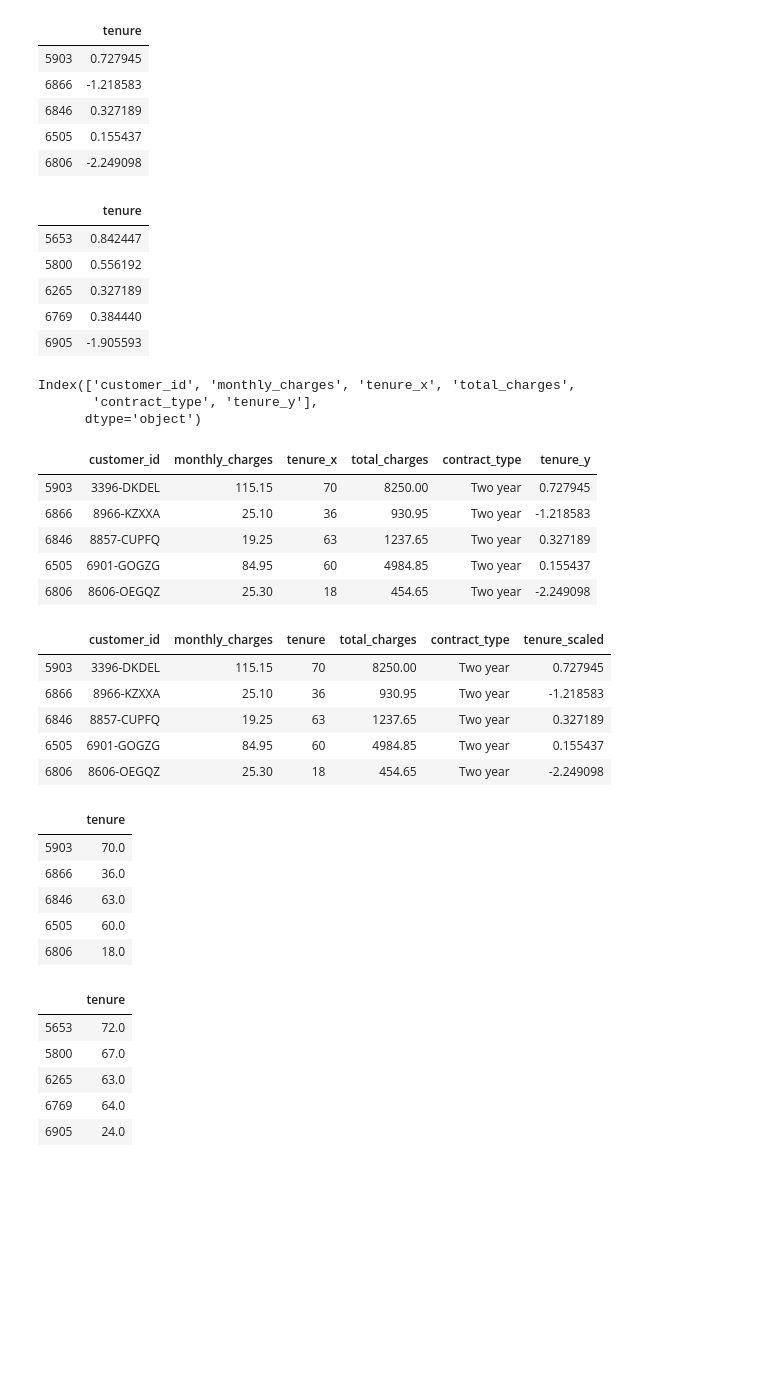
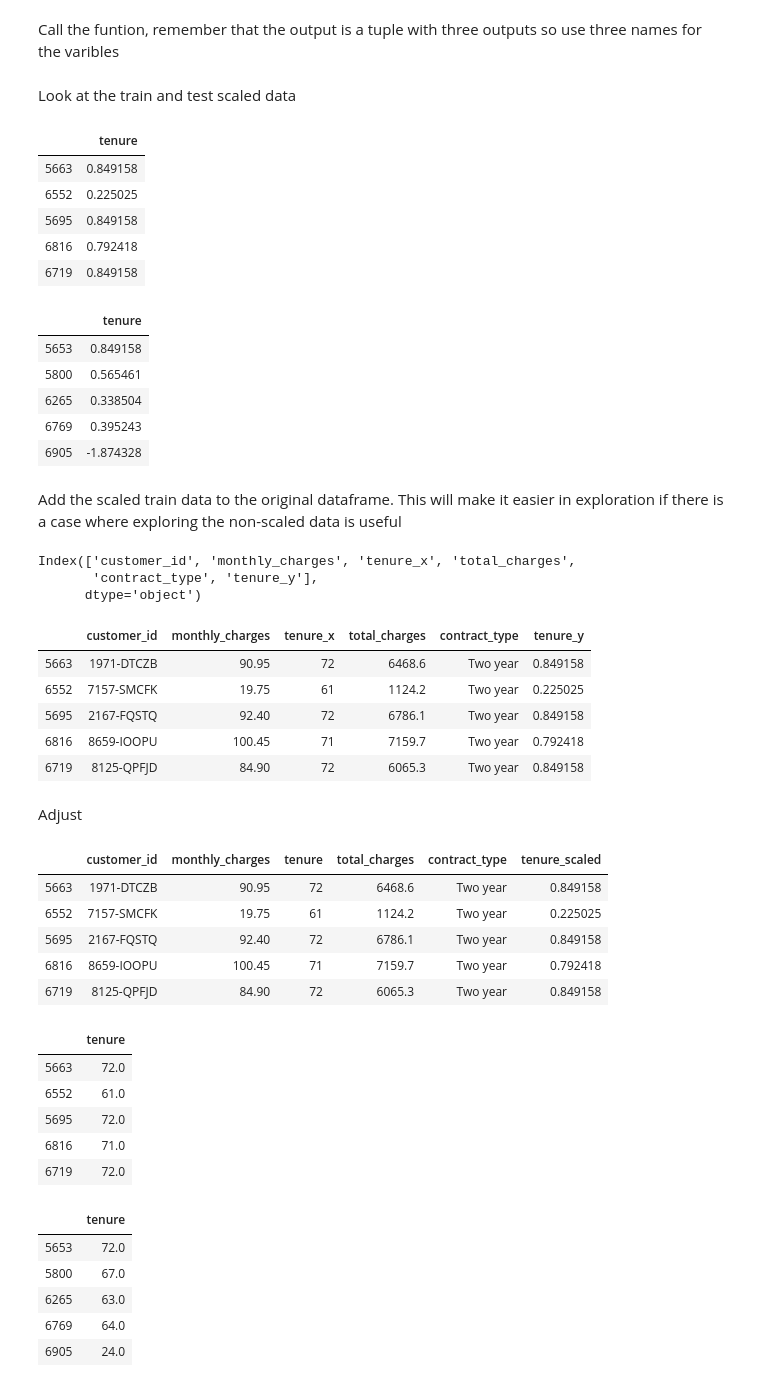
Before and after one commit to JadaShipp/ds-methodologies-exercises, a Jupyter notebook: regression/split_scale_scratch_pad.ipynb, the cells around one changed output. Cells and saved outputs as stored; diff of their text form; code cells hidden in the pictures; blank space fills up the shorter version.

```diff
--- a/regression/split_scale_scratch_pad.ipynb
+++ b/regression/split_scale_scratch_pad.ipynb
@@ -12,4 +35,4 @@ df = wrangle_telco()
 # %%
-def split_my_data(df, train_pct=0.70, seed=123):
+def split_data(df, train_pct=0.75, seed=123):
     train, test = train_test_split(df, train_size=train_pct, random_state=seed)
     return train, test
@@ -16,2 +41,2 @@ def split_my_data(df, train_pct=0.70, seed=123):
 # %%
-train, test = split_my_data(df)
+train, test = split_data(df)
@@ -43,40 +86,48 @@ def standard_scaler(X_train, X_test):
                      columns=X_test.columns,
                      index=X_test.index))
     return scaler, X_train_scaled, X_test_scaled
+# %% [markdown]
+Call the funtion, remember that the output is a tuple with three outputs so use three names for the varibles
 # %%
 scaler, X_train_scaled, X_test_scaled = split_scale.standard_scaler(X_train, X_test)
+# %% [markdown]
+Look at the train and test scaled data
 # %%
 X_train_scaled.head()
 # %% [output]
 |  | tenure |
-| 5903 | 0.727945 |
-| 6866 | -1.218583 |
-| 6846 | 0.327189 |
-| 6505 | 0.155437 |
-| 6806 | -2.249098 |
+| 5663 | 0.849158 |
+| 6552 | 0.225025 |
+| 5695 | 0.849158 |
+| 6816 | 0.792418 |
+| 6719 | 0.849158 |
 # %%
 X_test_scaled.head()
 # %% [output]
 |  | tenure |
-| 5653 | 0.842447 |
-| 5800 | 0.556192 |
-| 6265 | 0.327189 |
-| 6769 | 0.384440 |
-| 6905 | -1.905593 |
+| 5653 | 0.849158 |
+| 5800 | 0.565461 |
+| 6265 | 0.338504 |
+| 6769 | 0.395243 |
+| 6905 | -1.874328 |
+# %% [markdown]
+Add the scaled train data to the original dataframe. This will make it easier in exploration if there is a case where exploring the non-scaled data is useful
 # %%
-train_all = train.merge(X_train_scaled, how='inner', on=None, left_index=True, right_index=True)
-train_all.columns
+df_plus_train = train.merge(X_train_scaled, how='inner', on=None, left_index=True, right_index=True)
+df_plus_train.columns
 # %% [output]
 Index(['customer_id', 'monthly_charges', 'tenure_x', 'total_charges',
        'contract_type', 'tenure_y'],
       dtype='object')
 # %%
-train_all.head()
+df_plus_train.head()
 # %% [output]
 |  | customer_id | monthly_charges | tenure_x | total_charges | contract_type | tenure_y |
-| 5903 | 3396-DKDEL | 115.15 | 70 | 8250.00 | Two year | 0.727945 |
-| 6866 | 8966-KZXXA | 25.10 | 36 | 930.95 | Two year | -1.218583 |
-| 6846 | 8857-CUPFQ | 19.25 | 63 | 1237.65 | Two year | 0.327189 |
-| 6505 | 6901-GOGZG | 84.95 | 60 | 4984.85 | Two year | 0.155437 |
-| 6806 | 8606-OEGQZ | 25.30 | 18 | 454.65 | Two year | -2.249098 |
+| 5663 | 1971-DTCZB | 90.95 | 72 | 6468.6 | Two year | 0.849158 |
+| 6552 | 7157-SMCFK | 19.75 | 61 | 1124.2 | Two year | 0.225025 |
+| 5695 | 2167-FQSTQ | 92.40 | 72 | 6786.1 | Two year | 0.849158 |
+| 6816 | 8659-IOOPU | 100.45 | 71 | 7159.7 | Two year | 0.792418 |
+| 6719 | 8125-QPFJD | 84.90 | 72 | 6065.3 | Two year | 0.849158 |
+# %% [markdown]
+Adjust
 # %%
@@ -84,13 +135,13 @@ train_all.columns = ['customer_id', 'monthly_charges', 'tenure', 'total_charges'
        'tenure_scaled']
 # %%
-train_all.head()
+df_plus_train.head()
 # %% [output]
 |  | customer_id | monthly_charges | tenure | total_charges | contract_type | tenure_scaled |
-| 5903 | 3396-DKDEL | 115.15 | 70 | 8250.00 | Two year | 0.727945 |
-| 6866 | 8966-KZXXA | 25.10 | 36 | 930.95 | Two year | -1.218583 |
-| 6846 | 8857-CUPFQ | 19.25 | 63 | 1237.65 | Two year | 0.327189 |
-| 6505 | 6901-GOGZG | 84.95 | 60 | 4984.85 | Two year | 0.155437 |
-| 6806 | 8606-OEGQZ | 25.30 | 18 | 454.65 | Two year | -2.249098 |
+| 5663 | 1971-DTCZB | 90.95 | 72 | 6468.6 | Two year | 0.849158 |
+| 6552 | 7157-SMCFK | 19.75 | 61 | 1124.2 | Two year | 0.225025 |
+| 5695 | 2167-FQSTQ | 92.40 | 72 | 6786.1 | Two year | 0.849158 |
+| 6816 | 8659-IOOPU | 100.45 | 71 | 7159.7 | Two year | 0.792418 |
+| 6719 | 8125-QPFJD | 84.90 | 72 | 6065.3 | Two year | 0.849158 |
 # %%
 def scale_inverse(scaler, X_train_scaled, X_test_scaled):
     """Takes in the scaler and X_train_scaled and X_test_scaled dfs
@@ -110,11 +161,11 @@ X_train_unscaled, X_test_unscaled = scale_inverse(scaler, X_train_scaled, X_test
 X_train_unscaled.head()
 # %% [output]
 |  | tenure |
-| 5903 | 70.0 |
-| 6866 | 36.0 |
-| 6846 | 63.0 |
-| 6505 | 60.0 |
-| 6806 | 18.0 |
+| 5663 | 72.0 |
+| 6552 | 61.0 |
+| 5695 | 72.0 |
+| 6816 | 71.0 |
+| 6719 | 72.0 |
 # %%
 X_test_unscaled.head()
 # %% [output]
```
Also changed, not shown: parts of 18 cells of this notebook, 1 other file.
